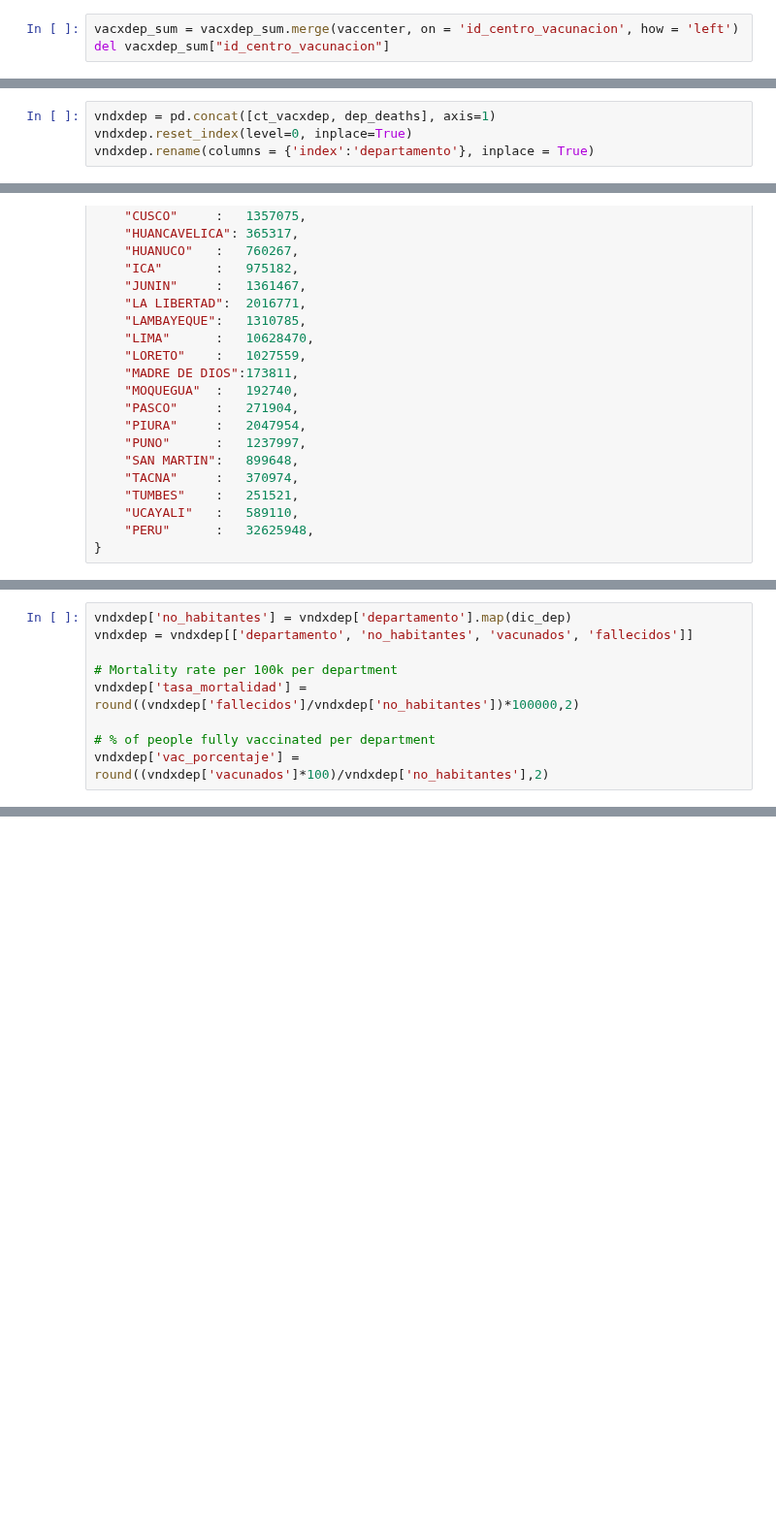
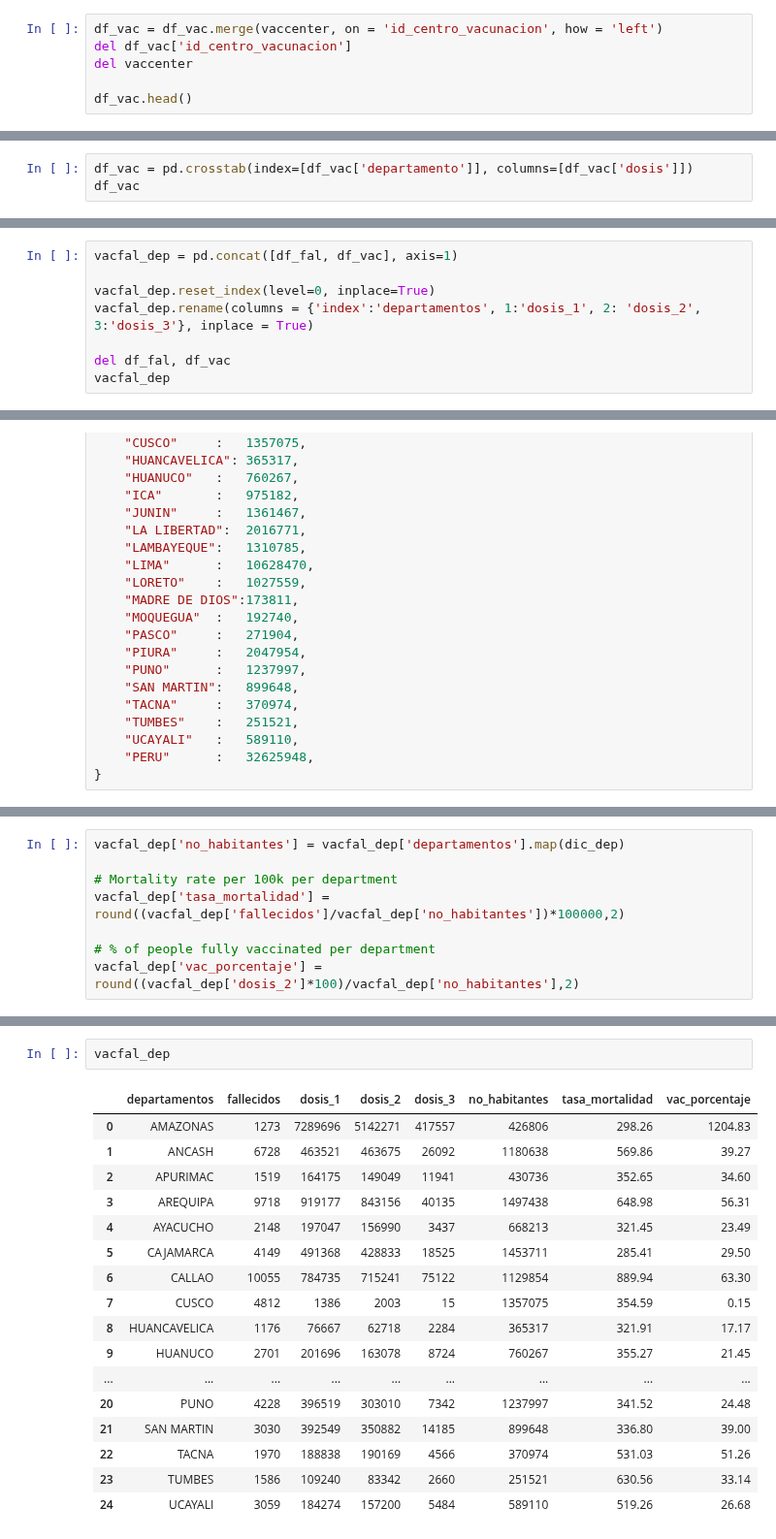
Before and after one commit to xxotto/covid19-Peru, a Jupyter notebook: DataFiltering_2.ipynb, the cells around one changed output, grey strips where cells are left out. Shown at 97% size. Cells and saved outputs as stored; diff of their text form; blank space fills up the shorter version.

```diff
--- a/DataFiltering_2.ipynb
+++ b/DataFiltering_2.ipynb
@@ -270,3 +169,6 @@ print(vaccenter.head(10))
 # %%
-vacxdep_sum = vacxdep_sum.merge(vaccenter, on = 'id_centro_vacunacion', how = 'left')
-del vacxdep_sum["id_centro_vacunacion"]
+df_vac = df_vac.merge(vaccenter, on = 'id_centro_vacunacion', how = 'left')
+del df_vac['id_centro_vacunacion']
+del vaccenter
+
+df_vac.head()
@@ -307,0 +186,3 @@ PERU            19220771
+# %%
+df_vac = pd.crosstab(index=[df_vac['departamento']], columns=[df_vac['dosis']])
+df_vac
@@ -310,4 +210,8 @@ PERU            19220771
 # %%
-vndxdep = pd.concat([ct_vacxdep, dep_deaths], axis=1)
-vndxdep.reset_index(level=0, inplace=True)
-vndxdep.rename(columns = {'index':'departamento'}, inplace = True)
+vacfal_dep = pd.concat([df_fal, df_vac], axis=1)
+
+vacfal_dep.reset_index(level=0, inplace=True)
+vacfal_dep.rename(columns = {'index':'departamentos', 1:'dosis_1', 2: 'dosis_2', 3:'dosis_3'}, inplace = True)
+
+del df_fal, df_vac
+vacfal_dep
@@ -367,9 +273,8 @@ dic_dep = {
 # %%
-vndxdep['no_habitantes'] = vndxdep['departamento'].map(dic_dep)
-vndxdep = vndxdep[['departamento', 'no_habitantes', 'vacunados', 'fallecidos']]
+vacfal_dep['no_habitantes'] = vacfal_dep['departamentos'].map(dic_dep)
 
 # Mortality rate per 100k per department
-vndxdep['tasa_mortalidad'] = round((vndxdep['fallecidos']/vndxdep['no_habitantes'])*100000,2)
+vacfal_dep['tasa_mortalidad'] = round((vacfal_dep['fallecidos']/vacfal_dep['no_habitantes'])*100000,2)
 
 # % of people fully vaccinated per department
-vndxdep['vac_porcentaje'] = round((vndxdep['vacunados']*100)/vndxdep['no_habitantes'],2)
+vacfal_dep['vac_porcentaje'] = round((vacfal_dep['dosis_2']*100)/vacfal_dep['no_habitantes'],2)
@@ -397,0 +307,20 @@ Guardamos:
+# %%
+vacfal_dep
+# %% [output]
+|  | departamentos | fallecidos | dosis_1 | dosis_2 | dosis_3 | no_habitantes | tasa_mortalidad | vac_porcentaje |
+| 0 | AMAZONAS | 1273 | 7289696 | 5142271 | 417557 | 426806 | 298.26 | 1204.83 |
+| 1 | ANCASH | 6728 | 463521 | 463675 | 26092 | 1180638 | 569.86 | 39.27 |
+| 2 | APURIMAC | 1519 | 164175 | 149049 | 11941 | 430736 | 352.65 | 34.60 |
+| 3 | AREQUIPA | 9718 | 919177 | 843156 | 40135 | 1497438 | 648.98 | 56.31 |
+| 4 | AYACUCHO | 2148 | 197047 | 156990 | 3437 | 668213 | 321.45 | 23.49 |
+| 5 | CAJAMARCA | 4149 | 491368 | 428833 | 18525 | 1453711 | 285.41 | 29.50 |
+| 6 | CALLAO | 10055 | 784735 | 715241 | 75122 | 1129854 | 889.94 | 63.30 |
+| 7 | CUSCO | 4812 | 1386 | 2003 | 15 | 1357075 | 354.59 | 0.15 |
+| 8 | HUANCAVELICA | 1176 | 76667 | 62718 | 2284 | 365317 | 321.91 | 17.17 |
+| 9 | HUANUCO | 2701 | 201696 | 163078 | 8724 | 760267 | 355.27 | 21.45 |
+| ... | ... | ... | ... | ... | ... | ... | ... | ... |
+| 20 | PUNO | 4228 | 396519 | 303010 | 7342 | 1237997 | 341.52 | 24.48 |
+| 21 | SAN MARTIN | 3030 | 392549 | 350882 | 14185 | 899648 | 336.80 | 39.00 |
+| 22 | TACNA | 1970 | 188838 | 190169 | 4566 | 370974 | 531.03 | 51.26 |
+| 23 | TUMBES | 1586 | 109240 | 83342 | 2660 | 251521 | 630.56 | 33.14 |
+| 24 | UCAYALI | 3059 | 184274 | 157200 | 5484 | 589110 | 519.26 | 26.68 |
```
Also changed, not shown: parts of 70 cells of this notebook, 6 other files.
